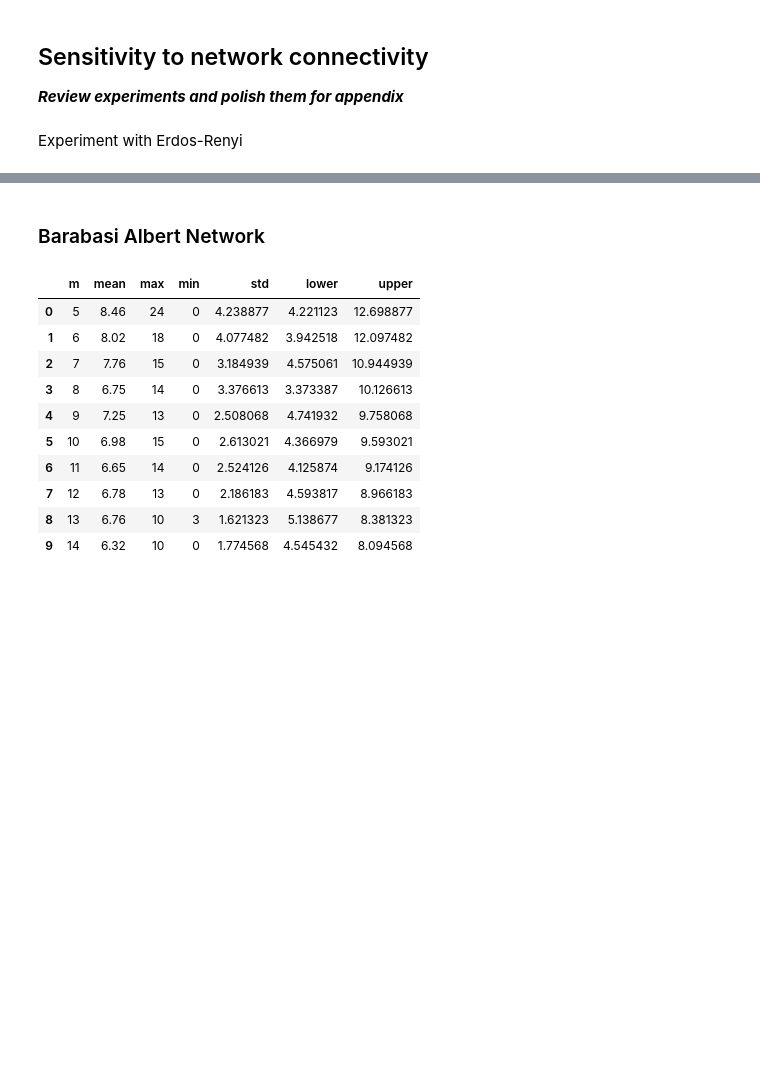
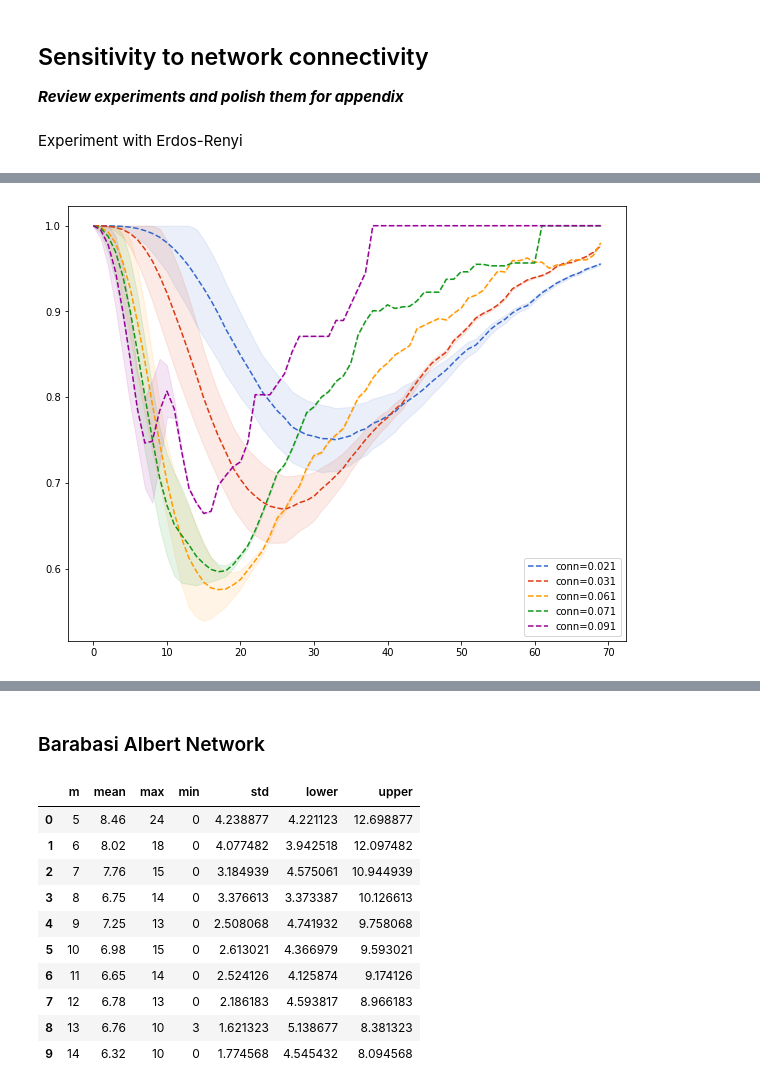
Before and after one commit to JimmyCalvoMonge/AdaptiveNetworks, a Jupyter notebook: network_experiments.ipynb, the cells around one changed output, grey strips where cells are left out. Drawn from its saved outputs; the diff is of its cells as text; code cells hidden in the pictures; blank space fills up the shorter version.

```diff
--- a/network_experiments.ipynb
+++ b/network_experiments.ipynb
@@ -767,2 +767,67 @@ plt.show()
+# %%
+def transform_data(n, ped):
+
+    dat_ = pd.read_csv(f'./Data/bepidist_contacts_ntwk_conn_erdos_renyi_{n}_{ped}.csv')
+    dat_['i'] = dat_['i']/n
+    dat_ = dat_.groupby(['day'], as_index=False).agg({'i': ['mean', 'max', 'min', 'std'],
+                                                    'edgecount': ['mean', 'max', 'min', 'std'],
+                                                    'suscedgecount': ['mean', 'max', 'min', 'std']
+                                                   })
+    dat_.columns = dat_.columns.droplevel()
+    dat_.columns = ['day', 'i_mean', 'i_max', 'i_min', 'i_std',
+                    'edgecount_mean', 'edgecount_max', 'edgecount_min', 'edgecount_std',
+                    'suscedgecount_mean', 'suscedgecount_max', 'suscedgecount_min', 'suscedgecount_std']
+
+    dat_['i_lower'] = dat_['i_mean'] - dat_['i_std']
+    dat_['i_lower'] = dat_['i_lower'].apply(lambda x: max(x,0))
+
+    dat_['i_upper'] = dat_['i_mean'] + dat_['i_std']
+    dat_['i_upper'] = dat_['i_upper'].apply(lambda x: min(x,1))
+
+    dat_['edgecount_lower'] = dat_['edgecount_mean'] - dat_['edgecount_std']
+    dat_['edgecount_lower'] = dat_['edgecount_lower'].apply(lambda x: max(x,0))
+    dat_['edgecount_upper'] = dat_['edgecount_mean'] + dat_['edgecount_std']
+    dat_['edgecount_upper'] = dat_['edgecount_upper'].apply(lambda x: min(x,1))
+
+    dat_['suscedgecount_lower'] = dat_['suscedgecount_mean'] - dat_['edgecount_std']
+    dat_['suscedgecount_lower'] = dat_['suscedgecount_lower'].apply(lambda x: max(x,0))
+    dat_['suscedgecount_upper'] = dat_['suscedgecount_mean'] + dat_['edgecount_std']
+    dat_['suscedgecount_upper'] = dat_['suscedgecount_upper'].apply(lambda x: min(x,1))
+
+    return dat_
+
+conns = [round(conn, 4) for conn in np.linspace(0.001, 0.1, 100)]
+sample_conns = [conns[i] for i in range(0,len(conns),10)]
+
+sample_conns = [0.021, 0.031, 0.061, 0.071, 0.091]
+
+plt.figure(figsize=(10,8))
+
+mins_reds_days = []
+mins_reds = []
+
+for idx, sampconn in enumerate(sample_conns):
+
+    maxd = 70
+    dat_ = transform_data(500, sampconn)
+
+    # plt.plot(dat_['edgecount_mean'][0:maxd],color=px.colors.qualitative.G10[idx], label=f"conn={sampconn}")
+    # plt.fill_between(range(maxd), dat_['edgecount_lower'][0:maxd], dat_['edgecount_upper'][0:maxd],
+    #                  color=px.colors.qualitative.G10[idx], alpha=0.2)
+
+    plt.plot(dat_['suscedgecount_mean'][0:maxd],color=px.colors.qualitative.G10[idx], label=f"conn={sampconn}", linestyle='dashed')
+    plt.fill_between(range(maxd), dat_['suscedgecount_lower'][0:maxd], dat_['suscedgecount_upper'][0:maxd],
+                     color=px.colors.qualitative.G10[idx], alpha=0.1)
+
+    # minn = min(dat_['edgecount_mean'][0:maxd])
+    # mins_reds.append(minn)
+    # mins_reds_days.append(list(dat_['edgecount_mean'][0:maxd]).index(minn))
+
+# plt.plot(mins_reds_days, mins_reds, color='k', linestyle='dashed')
+
+plt.legend(loc="lower right")
+plt.show()
+# %% [output]
+[figure, added]
 # %%
 # print(f"""
```
Also changed, not shown: parts of 3 cells of this notebook, 4 other files.
